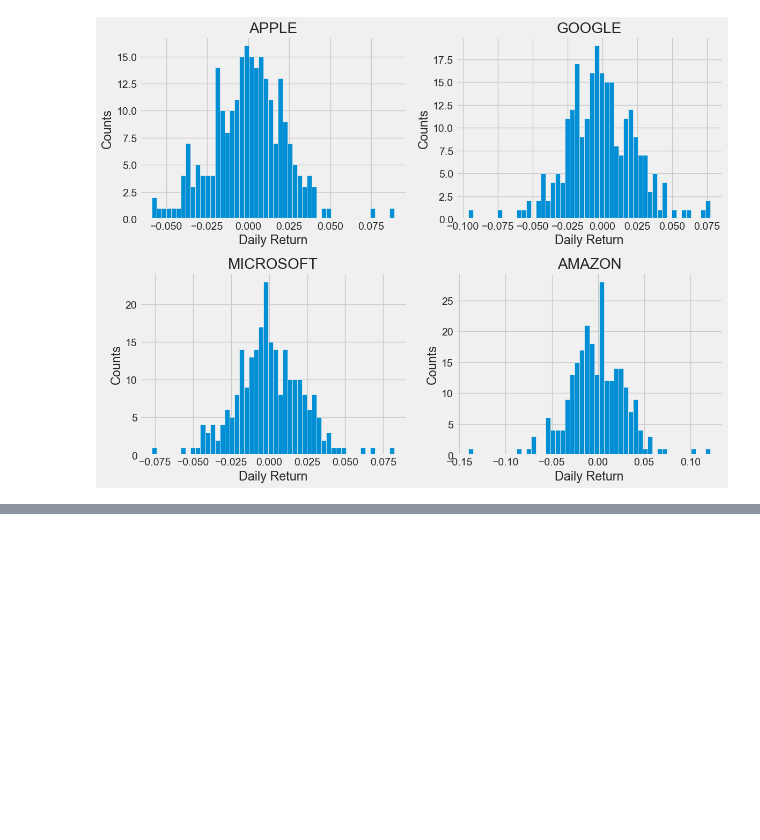
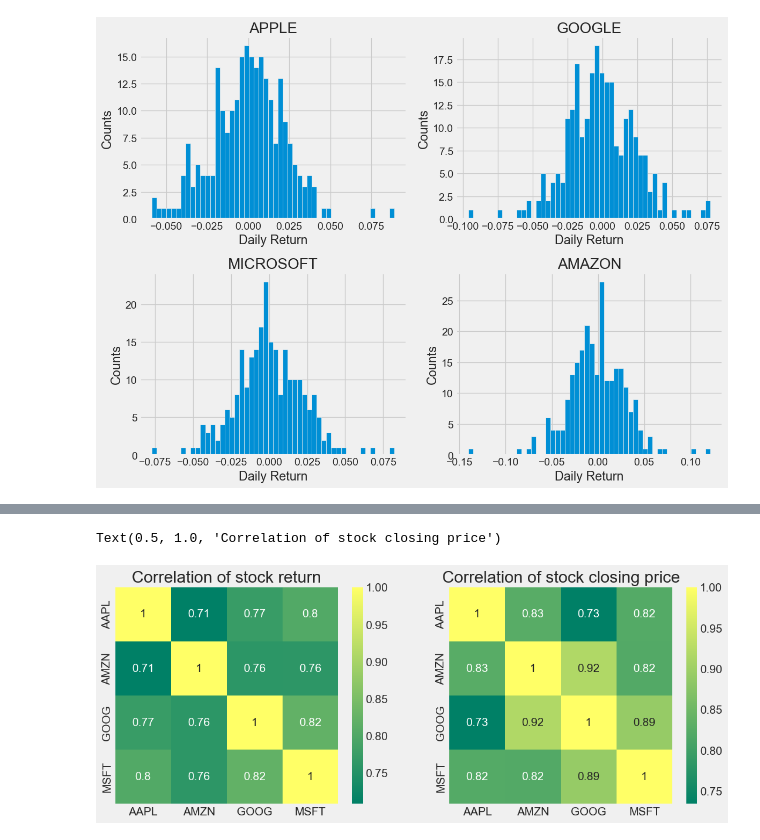
Before and after one commit to dobby8282/PythonProject, a Jupyter notebook: Day16/주가예측.ipynb, the cells around one changed output, grey strips where cells are left out. Cells and saved outputs as stored; diff of their text form; code cells hidden in the pictures; blank space fills up the shorter version.

```diff
--- a/Day16/주가예측.ipynb
+++ b/Day16/주가예측.ipynb
@@ -214,0 +254,18 @@ plt.tight_layout()
+# %%
+# seaborn 라이브러리를 사용하여, 각 기업들의 일별 수익률과 수정 종가 간의 상관 관계를 나타내는 히트맵을 그리는 코드입니다.
+
+# subplot 함수를 사용하여 2x2 크기의 그래프를 만듭니다.
+plt.figure(figsize=(12, 10))
+
+# 첫 번째 그래프는 tech_rets DataFrame의 상관 관계를 나타내는 히트맵입니다.
+plt.subplot(2, 2, 1)
+sns.heatmap(tech_rets.corr(), annot=True, cmap='summer')
+plt.title('Correlation of stock return')
+
+# 두 번째 그래프는 closing_df DataFrame의 상관 관계를 나타내는 히트맵입니다.
+plt.subplot(2, 2, 2)
+sns.heatmap(closing_df.corr(), annot=True, cmap='summer')
+plt.title('Correlation of stock closing price')
+# %% [output]
+Text(0.5, 1.0, 'Correlation of stock closing price')
+[figure, added]
```
Also changed, not shown: parts of 14 cells of this notebook, 4 other files.
